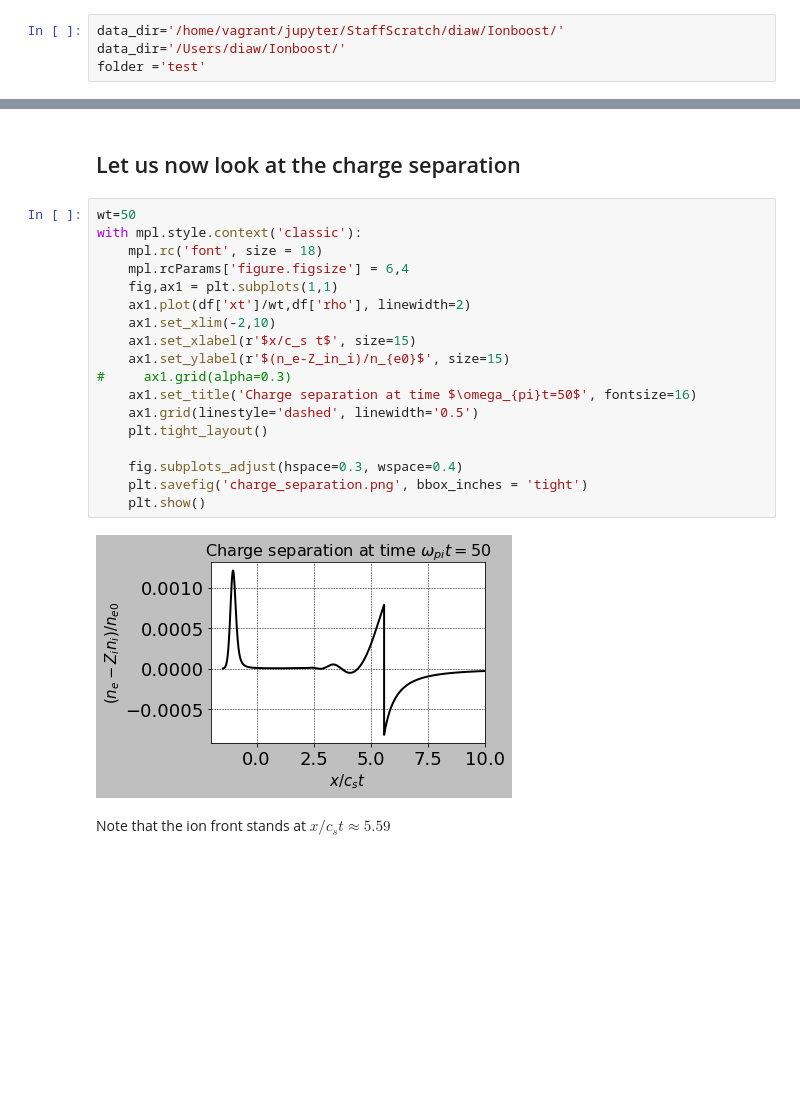
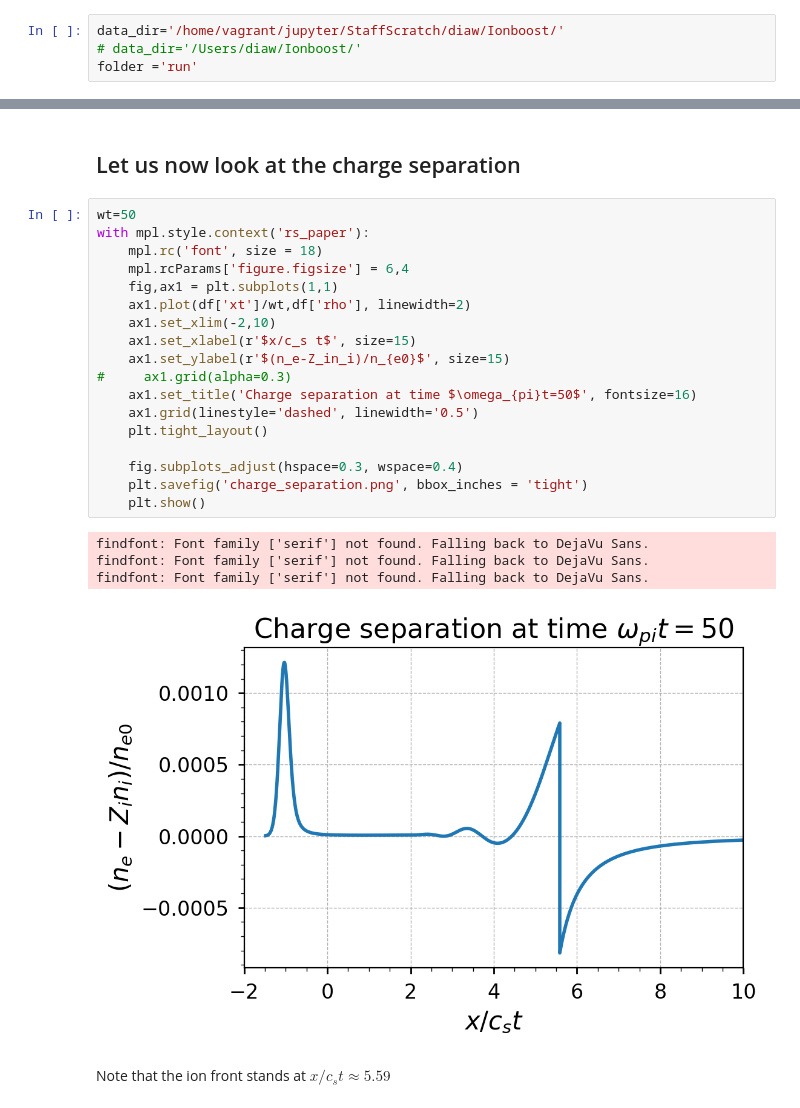
Before and after one commit to abdoudiaw/IonBoost, a Jupyter notebook: run/Plots_spatial_profiles.ipynb, the cells around one changed output, grey strips where cells are left out. Saved outputs shown, nothing was run; the diff lists cells and outputs as text; blank space fills up the shorter version.

```diff
--- a/run/Plots_spatial_profiles.ipynb
+++ b/run/Plots_spatial_profiles.ipynb
@@ -12,8 +12,8 @@ import matplotlib as mpl
 %matplotlib inline
 # %%
 data_dir='/home/vagrant/jupyter/StaffScratch/diaw/Ionboost/'
-data_dir='/Users/diaw/Ionboost/'
-folder ='test'
+# data_dir='/Users/diaw/Ionboost/'
+folder ='run'
 # %%
 cols =['x0','xt','v','phi','E','ni','ne','rho','nhot','ncold','nss','difnor','dWhot','SWhot','charge']
 fname = path.join(data_dir,folder,'profil.txt')
@@ -22,24 +22,27 @@ df=read_csv(fname,comment="#",header=None,sep='\s+',names=cols,index_col=False,s
 ## Let us now look at the charge separation
 # %%
 wt=50
-with mpl.style.context('classic'):
+with mpl.style.context('rs_paper'):
     mpl.rc('font', size = 18)
     mpl.rcParams['figure.figsize'] = 6,4
     fig,ax1 = plt.subplots(1,1)
     ax1.plot(df['xt']/wt,df['rho'], linewidth=2)
     ax1.set_xlim(-2,10)
     ax1.set_xlabel(r'$x/c_s t$', size=15)
     ax1.set_ylabel(r'$(n_e-Z_in_i)/n_{e0}$', size=15)
 #     ax1.grid(alpha=0.3)
     ax1.set_title('Charge separation at time $\omega_{pi}t=50$', fontsize=16)
     ax1.grid(linestyle='dashed', linewidth='0.5')
     plt.tight_layout()
 
     fig.subplots_adjust(hspace=0.3, wspace=0.4)
     plt.savefig('charge_separation.png', bbox_inches = 'tight')
     plt.show()
 # %% [output]
+findfont: Font family ['serif'] not found. Falling back to DejaVu Sans.
+findfont: Font family ['serif'] not found. Falling back to DejaVu Sans.
+findfont: Font family ['serif'] not found. Falling back to DejaVu Sans.
-[figure, old version]
+[figure, new version]
 # %% [markdown]
 Note that the ion front stands at  $x/c_st \approx 5.59$
 # %% [markdown]
```
Also changed, not shown: parts of 3 cells of this notebook, 5 other files.
